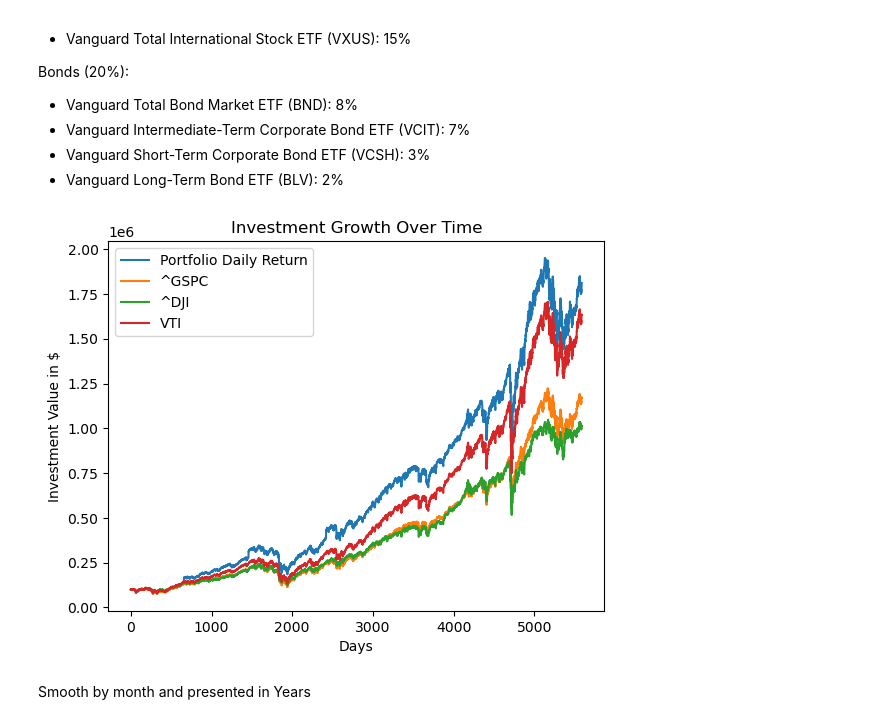
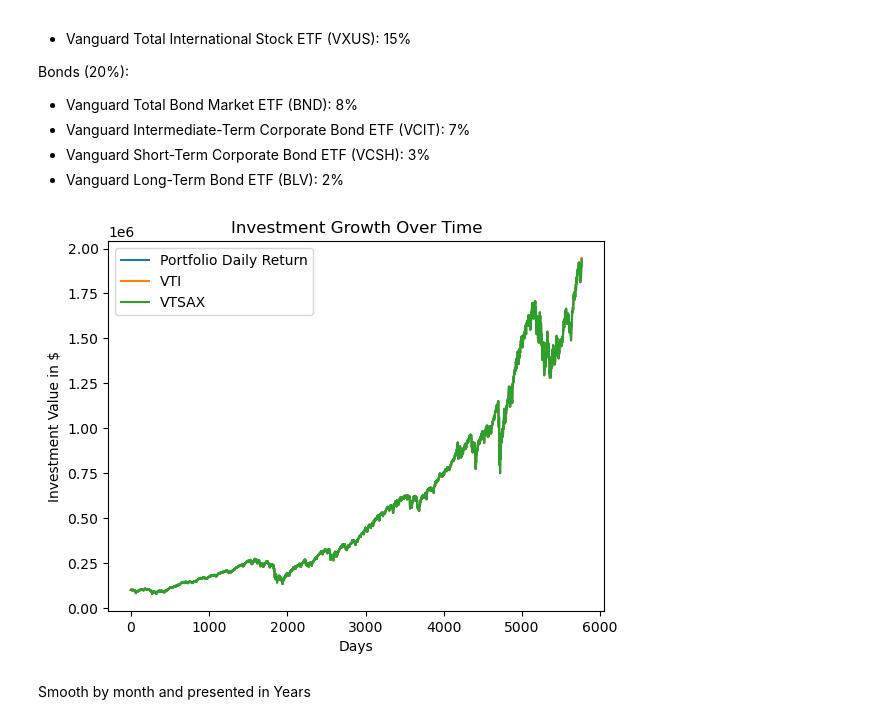
Before and after one commit to NguyenVu06/personal-finance, a Jupyter notebook: portfolio_analysis.ipynb, the cells around one changed output. Saved outputs shown, nothing was run; the diff lists cells and outputs as text; code cells hidden in the pictures.

```diff
--- a/portfolio_analysis.ipynb
+++ b/portfolio_analysis.ipynb
@@ -25,24 +25,26 @@ import matplotlib.pyplot as plt
 
 # Define the portfolio and the stocks for comparison
 portfolio_1 = {
-    'VTI': 0.65,
+    # 'VTI':
+    'VTSAX':1
     # 'VOO': 0.55,
     # 'MGC': 0.0,
-    'VBK': 0.1,
-    'VXUS': 0.15,
+    # 'VBK': 0.1,
+    # 'VXUS': 0.15,
 
-    'BND': 0.10,
+    # 'BND': 0.10,
     # 'VCIT': 0.07,
     # 'VCSH': 0.03,
     # 'BLV': 0.02,
 }
 assert sum(portfolio_1.values()) == 1, "The portfolio weights should sum up to 1"
 stocks = {
-    '^GSPC': 1, # S&P 500 Index
-    '^DJI': 1,   # Dow Jones Industrial Average
+    # '^GSPC': 1, # S&P 500 Index
+    # '^DJI': 1,   # Dow Jones Industrial Average
     # 'AMGN': 1,   # Amgen
     # 'VNQ': 1,   # Vanguard Real Estate Index Fund ETF Shares
     'VTI': 1,     # Vanguard Total World Stock Index Fund ETF Shares
+    'VTSAX': 1,   # Vanguard Total Stock Market Index Fund Admiral Shares
 }
 
 period = "max"
@@ -66,34 +68,34 @@ portfolio_data['Portfolio Daily Return'] = portfolio_data.sum(axis=1).pct_change
 
 # Calculate daily return for market indices
 market_data = market_data.pct_change()
 
 # Combine the portfolio with market data
 combined_data = pd.concat([portfolio_data['Portfolio Daily Return'], market_data], axis=1).dropna()
 
 # Function to compute cumulative returns
 def compute_investment(daily_returns, initial_investment=Initial_Investment, monthly_investment=Monthly_Investment):
     investment = [initial_investment]
     for i, daily_return in enumerate(daily_returns):
         # Apply monthly investment
         if (i + 1) % 20 == 0:
             investment[-1] += monthly_investment
         # Compute new investment value
         investment.append(investment[-1] * (1 + daily_return))
     return investment
 
 # Compute cumulative investment for portfolio and market indices
 investment_values = {col: compute_investment(combined_data[col]) for col in combined_data.columns}
 
 # Plot the investment growth
 for label, values in investment_values.items():
     plt.plot(values, label=label)
 plt.legend()
 plt.title("Investment Growth Over Time")
 plt.xlabel("Days")
 plt.ylabel("Investment Value in $")
 plt.show()
 # %% [output]
-[figure, old version]
+[figure, new version]
 # %% [markdown]
 Smooth by month and presented in Years
 # %%
```
Also changed, not shown: 3 other files.
